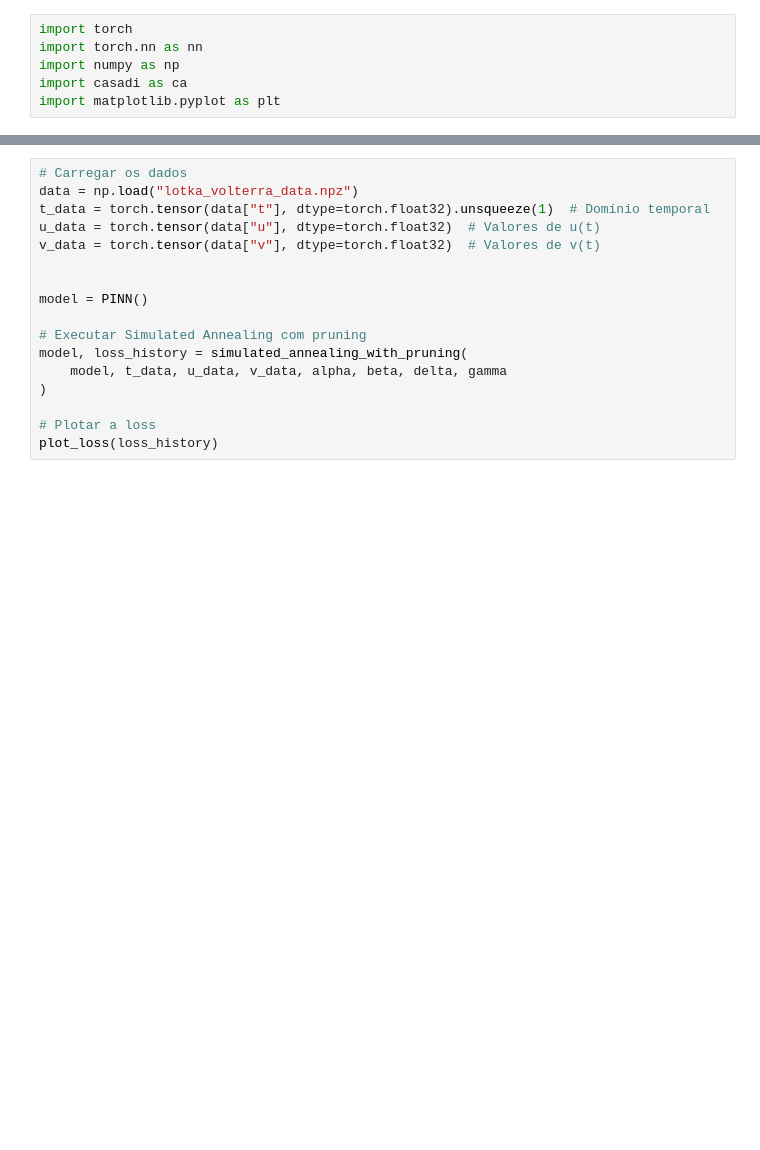
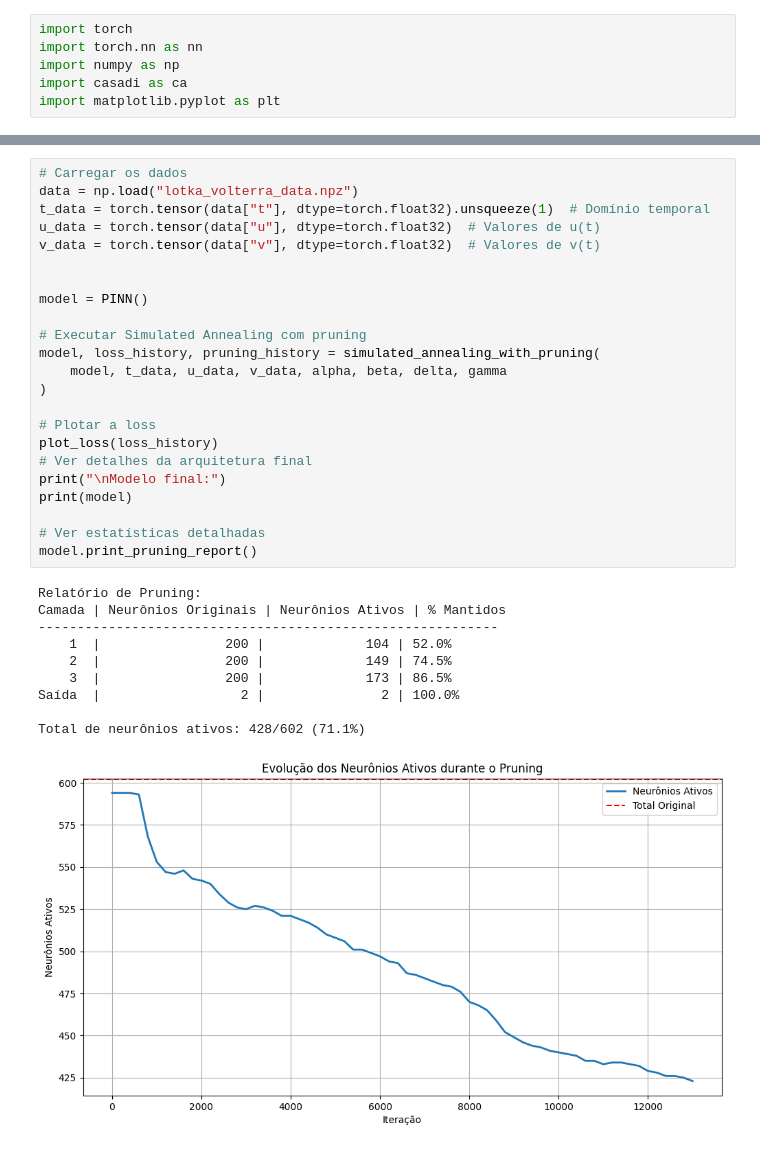
Before and after one commit to MMatheusB/UFBA, a Jupyter notebook: otimizacao/teste.ipynb, the cells around one changed output, grey strips where cells are left out. Saved outputs shown, nothing was run; the diff lists cells and outputs as text; blank space fills up the shorter version.

```diff
--- a/otimizacao/teste.ipynb
+++ b/otimizacao/teste.ipynb
@@ -207,17 +318,34 @@ def plot_loss(loss_history):
 # %%
 # Carregar os dados
 data = np.load("lotka_volterra_data.npz")
 t_data = torch.tensor(data["t"], dtype=torch.float32).unsqueeze(1)  # Domínio temporal
 u_data = torch.tensor(data["u"], dtype=torch.float32)  # Valores de u(t)
 v_data = torch.tensor(data["v"], dtype=torch.float32)  # Valores de v(t)
 
 
 model = PINN()
 
 # Executar Simulated Annealing com pruning
-model, loss_history = simulated_annealing_with_pruning(
+model, loss_history, pruning_history = simulated_annealing_with_pruning(
     model, t_data, u_data, v_data, alpha, beta, delta, gamma
 )
 
 # Plotar a loss
 plot_loss(loss_history)
+# Ver detalhes da arquitetura final
+print("\nModelo final:")
+print(model)
+
+# Ver estatísticas detalhadas
+model.print_pruning_report()
+# %% [output]
+Relatório de Pruning:
+Camada | Neurônios Originais | Neurônios Ativos | % Mantidos
+-----------------------------------------------------------
+    1  |                200 |             104 | 52.0%
+    2  |                200 |             149 | 74.5%
+    3  |                200 |             173 | 86.5%
+Saída  |                  2 |               2 | 100.0%
+
+Total de neurônios ativos: 428/602 (71.1%)
+[figure, added]
```
Also changed, not shown: parts of 6 cells of this notebook, 1 other file.
